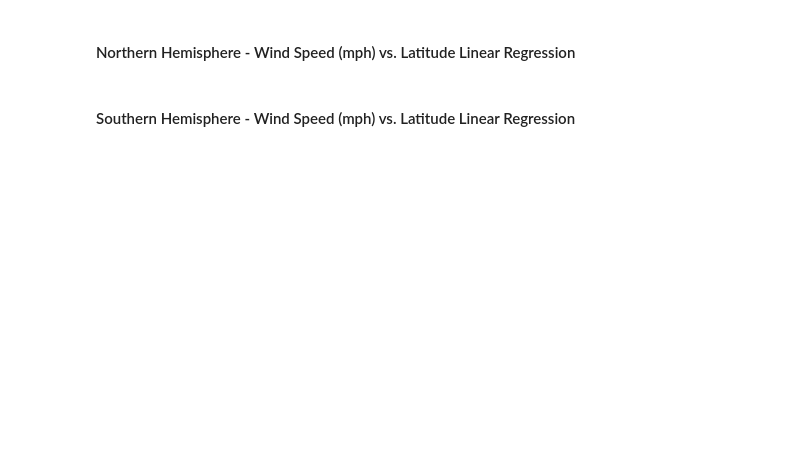
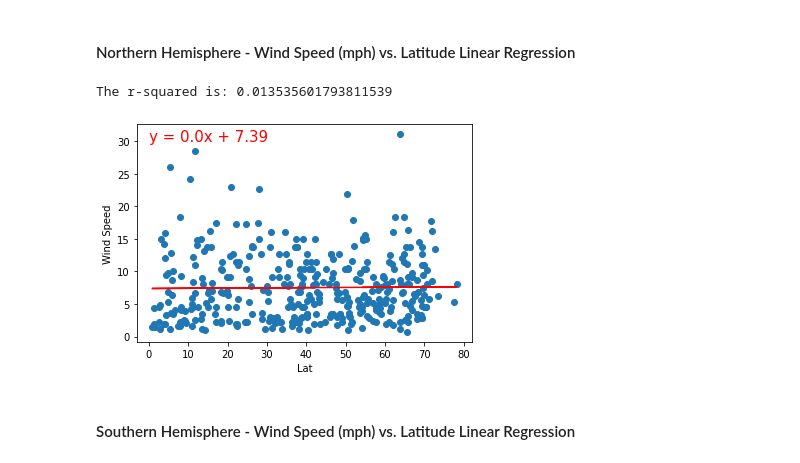
Before and after one commit to Okyere82/Python_API_Challenge, a Jupyter notebook: WeatherPy/WeatherPy.ipynb, the cells around one changed output. Cells and saved outputs as stored; diff of their text form; code cells hidden in the pictures; blank space fills up the shorter version.

```diff
--- a/WeatherPy/WeatherPy.ipynb
+++ b/WeatherPy/WeatherPy.ipynb
@@ -317,4 +326,14 @@ The r-squared is: -0.025078161286507524
 # %% [markdown]
 ####  Northern Hemisphere - Wind Speed (mph) vs. Latitude Linear Regression
+# %%
+# Northern Hemisphere - Wind Speed (mph) vs. Latitude Linear Regression
+
+x_label = "Lat"
+y_label = "Wind Speed"
+label_position = (0,30)
+plotLinearRegression(north_hemisphere[x_label],north_hemisphere[y_label],x_label,y_label,label_position,11)
+# %% [output]
+The r-squared is: 0.013535601793811539
+[figure, added]
 # %% [markdown]
 ####  Southern Hemisphere - Wind Speed (mph) vs. Latitude Linear Regression
```
Also changed, not shown: parts of 2 cells of this notebook.
